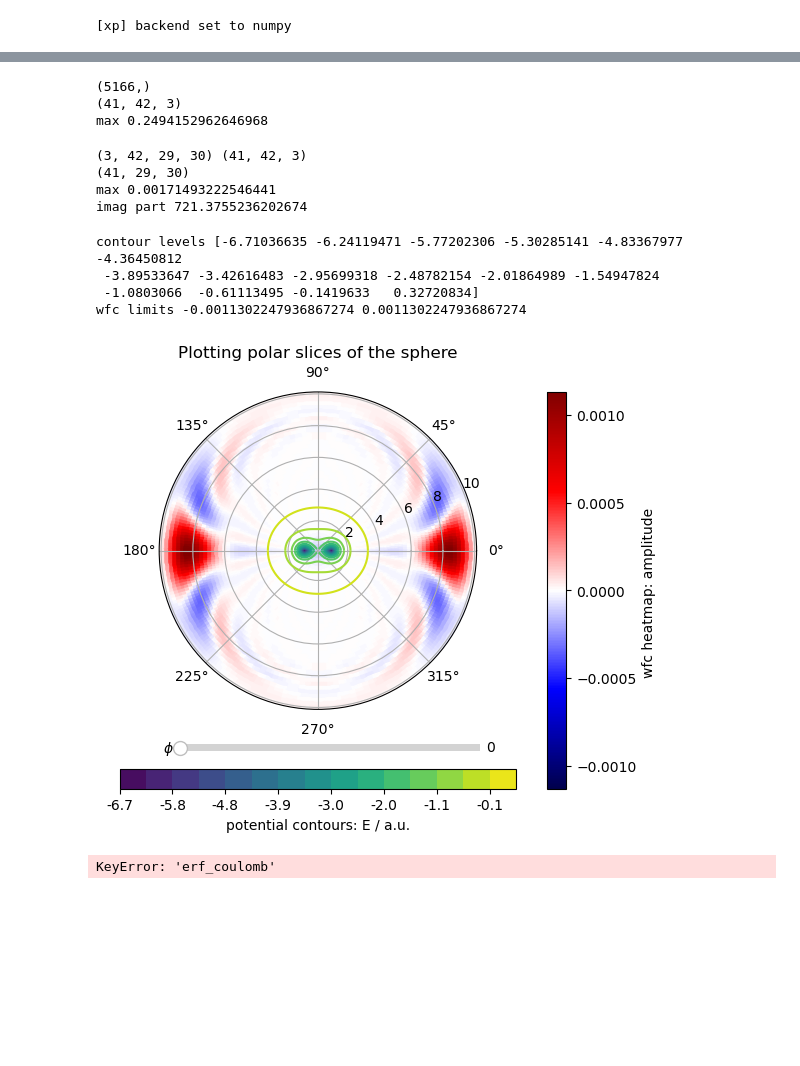
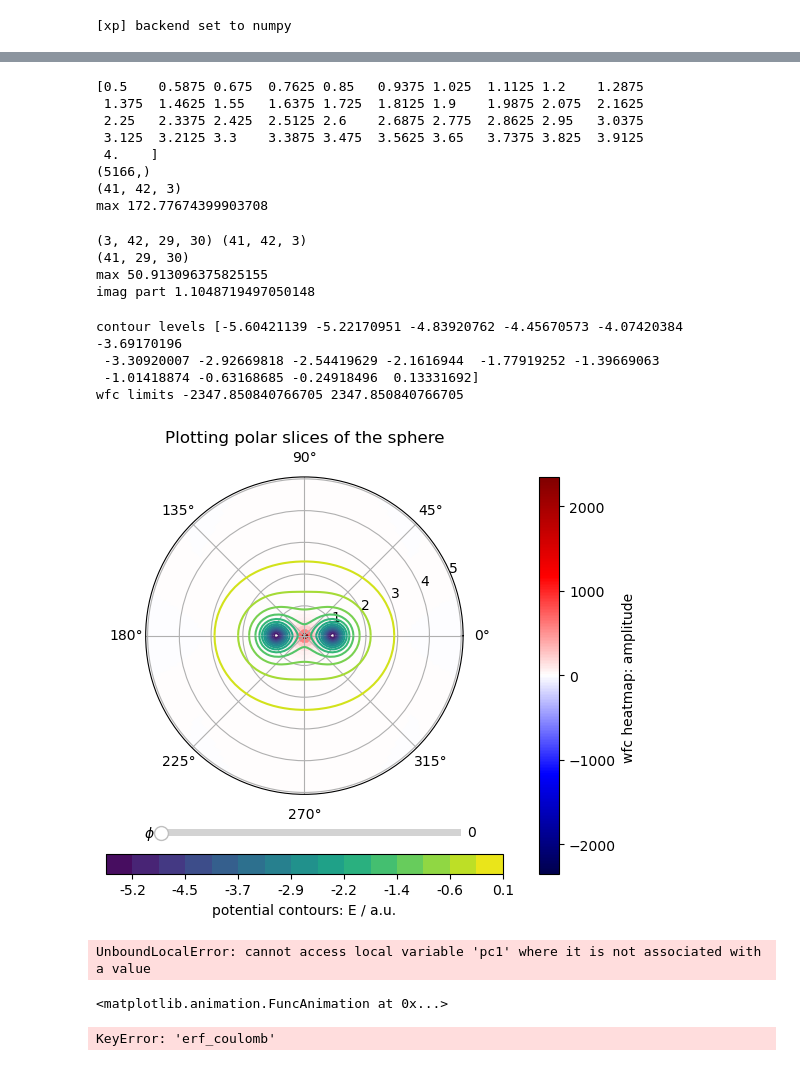
Before and after one commit to subotnikgroup/xebees, a Jupyter notebook: 3D/notebook-3D-exact.ipynb, the cells around one changed output, grey strips where cells are left out. Drawn from its saved outputs; the diff is of its cells as text; code cells hidden in the pictures; blank space fills up the shorter version.

Commit message:
notebook with plotting of BO orbs

```diff
--- a/3D/notebook-3D-exact.ipynb
+++ b/3D/notebook-3D-exact.ipynb
@@ -45,8 +45,16 @@ base_params = {
         'J': 1, 'potential': 'erf_coulomb',
         'preconditioner': 'naive',
         'verbosity': 0, 't': 64,
-        'extent':np.array([0.5,4,10])
+        'extent':np.array([0.5,4,5])
     }
+# base_params = {
+#         'g_1': 0.5, 'g_2': 1.0,
+#         'M_1': 1e6, 'M_2': 6,
+#         'NR': 43, 'Nr': 41, 'Ng': 42,
+#         'J': 0, 'potential': 'borgis',
+#         'preconditioner': 'naive',
+#         'verbosity': 0, 't': 128
+#     }
 args = Namespace(**base_params)
 H = fcm.Hamiltonian(args)
 # %% [output]
@@ -112,14 +121,20 @@ min 6 1.025
 # %%
-wfc = U_n[np.argmin(Ad_n[:,0]),:,0]
-# wfc = U_n[16,:,0]
+# wfc = np.copy(U_n[np.argmin(Ad_n[:,0]),:,1])
+wfc = U_n[6,:,0]
+print(H.R_lab)
 print(wfc.shape)
 wfc = np.reshape(wfc, (args.Nr, args.Ng, 2*args.J+1))
 print(wfc.shape)
 print("max", np.max(np.abs(wfc[:,:,:].real)))
 # %% [output]
+[0.5    0.5875 0.675  0.7625 0.85   0.9375 1.025  1.1125 1.2    1.2875
+ 1.375  1.4625 1.55   1.6375 1.725  1.8125 1.9    1.9875 2.075  2.1625
+ 2.25   2.3375 2.425  2.5125 2.6    2.6875 2.775  2.8625 2.95   3.0375
+ 3.125  3.2125 3.3    3.3875 3.475  3.5625 3.65   3.7375 3.825  3.9125
+ 4.    ]
 (5166,)
 (41, 42, 3)
-max 0.2494152962646968
+max 172.77674399903708
 # %%
 from scipy.special import sph_harm_y
 j = H.j
@@ -140,8 +155,8 @@ print("imag part", np.sum(np.abs(wfc_sph.imag)))
 # %% [output]
 (3, 42, 29, 30) (41, 42, 3)
 (41, 29, 30)
-max 0.00171493222546441
-imag part 721.3755236202674
+max 50.913096375825155
+imag part 1.1048719497050148
 # %%
 # fig,ax = plt.subplots()
 # im = plt.imshow(wfc_sph[:,:,0].real)
@@ -172,9 +187,11 @@ def plot_psi3D_BO(wfc, H, levels=None, Nplot=150, scale='linear'):
     if levels is None:
         levels = np.linspace(xp.min(Vgrid[16,:,:]),
                                 xp.max(Vgrid[16,:,:]), 16) # 0.15 a.u. ~4 eV range
+        # levels = np.linspace(xp.min(Vgrid[14,:,:]),
+        #                         xp.min(Vgrid[14,:,:])+0.4, 16) # 0.15 a.u. ~4 eV range
     print("contour levels", levels)
     ax.contour(*xp.meshgrid(g, r_lab, indexing='ij'), Vgrid[16,:,:].T, levels=levels)
-    ax.contour(*xp.meshgrid(g+np.pi, r_lab, indexing='ij'), Vgrid[16,:,:].T, levels=levels)
+    ax.contour(*xp.meshgrid(g*-1, r_lab, indexing='ij'), Vgrid[16,:,:].T, levels=levels)
     cs = ax.contourf(*np.meshgrid(g, r_lab, indexing='ij'), Vgrid[16,:,:].T, levels=levels) # dummy contour with filled patches
     ax.set_title("Plotting polar slices of the sphere")
 
@@ -201,7 +218,7 @@ def plot_psi3D_BO(wfc, H, levels=None, Nplot=150, scale='linear'):
                       cmap=cmap, edgecolor='face',
                       antialiased=True,
                       vmin=lowlimit, vmax=toplimit)#, shading='gouraud')
-        pc2 = ax.pcolormesh(-1*theta, r_lab, wfc_sph[:,:,Nplot//2].real,
+        pc2 = ax.pcolormesh(theta*-1, r_lab, wfc_sph[:,:,Nplot//2].real,
                       cmap=cmap, edgecolor='face',
                       antialiased=True,
                       vmin=lowlimit, vmax=toplimit)#, shading='gouraud')
@@ -212,7 +229,7 @@ def plot_psi3D_BO(wfc, H, levels=None, Nplot=150, scale='linear'):
                       cmap=cmap, edgecolor='face',
                       antialiased=True,
                       vmin=lowlimit, vmax=toplimit)#, shading='gouraud')
-        pc2 = ax.pcolormesh(-1*theta, r_lab, np.abs(wfc_sph[:,:,Nplot//2])**2,
+        pc2 = ax.pcolormesh(theta*-1, r_lab, np.abs(wfc_sph[:,:,Nplot//2])**2,
                       cmap=cmap, edgecolor='face',
                       antialiased=True,
                       vmin=lowlimit, vmax=toplimit)#, shading='gouraud')
@@ -225,41 +242,44 @@ def plot_psi3D_BO(wfc, H, levels=None, Nplot=150, scale='linear'):
     cbar.set_label("potential contours: E / a.u.")
     formatter = mpl.ticker.FormatStrFormatter('%.1f')
     cbar.ax.xaxis.set_major_formatter(formatter)
 
     ax_phi = plt.axes([0.18, 0.15, 0.5, 0.03])
     slider_phi = Slider(ax_phi,r"$\phi$",0,Nplot//2-1,valstep=1)
 
     def update_psi(val):
+
         pc1.remove()
         pc2.remove()
         # if scale=='linear':
         idx_g = int(slider_g.val)
         pc1 = ax.pcolormesh(theta, r_lab, wfc_sph[:,:,0+idx_g].real,
                       cmap=cmap, edgecolor='face',
                       antialiased=True,
                       vmin=lowlimit, vmax=toplimit)
-        pc2 = ax.pcolormesh(-1*theta, r_lab, wfc_sph[:,:,Nplot//2+idx_g].real,
+        pc2 = ax.pcolormesh(theta+np.pi, r_lab, wfc_sph[:,:,Nplot//2+idx_g].real,
                       cmap=cmap, edgecolor='face',
                       antialiased=True,
                       vmin=lowlimit, vmax=toplimit)
 
         slider_phi.valtext.set_text(f"{phi[idx_g]/xp.pi:.3f} π")
         fig.canvas.draw_idle()
 
     slider_phi.on_changed(update_psi)
     plt.show()
     # display(fig)
-    # return mpl.animation.FuncAnimation(fig, animate, frames=Nplot+1)
+    return mpl.animation.FuncAnimation(fig, update_psi, frames=Nplot+1)
     # return fig
 
 fig = plot_psi3D_BO(wfc,H, scale="linear")
-# display(fig)
+display(fig)
 # %% [output]
-contour levels [-6.71036635 -6.24119471 -5.77202306 -5.30285141 -4.83367977 -4.36450812
- -3.89533647 -3.42616483 -2.95699318 -2.48782154 -2.01864989 -1.54947824
- -1.0803066  -0.61113495 -0.1419633   0.32720834]
-wfc limits -0.0011302247936867274 0.0011302247936867274
+contour levels [-5.60421139 -5.22170951 -4.83920762 -4.45670573 -4.07420384 -3.69170196
+ -3.30920007 -2.92669818 -2.54419629 -2.1616944  -1.77919252 -1.39669063
+ -1.01418874 -0.63168685 -0.24918496  0.13331692]
+wfc limits -2347.850840766705 2347.850840766705
-[figure, old version]
+[figure, new version]
+UnboundLocalError: cannot access local variable 'pc1' where it is not associated with a value
+<matplotlib.animation.FuncAnimation at 0x...>
 # %%
 H2D = fcm2D.Hamiltonian(args)
 Ad_2vn, Ad_2n = H2D.BO_spectrum()
```
Also changed, not shown: parts of 3 cells of this notebook.
